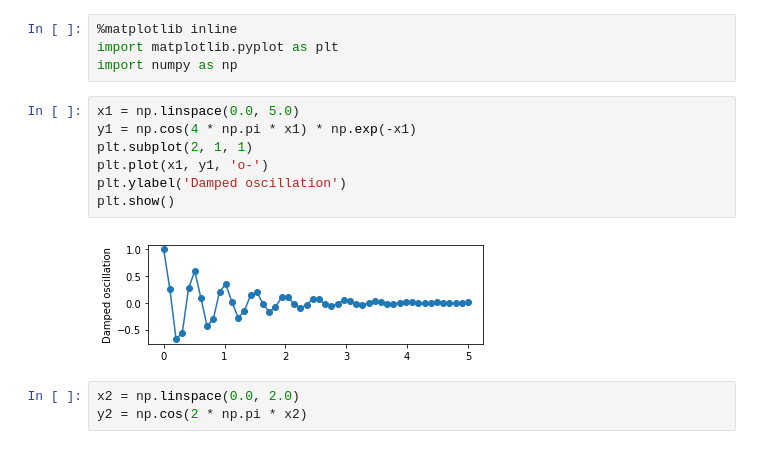
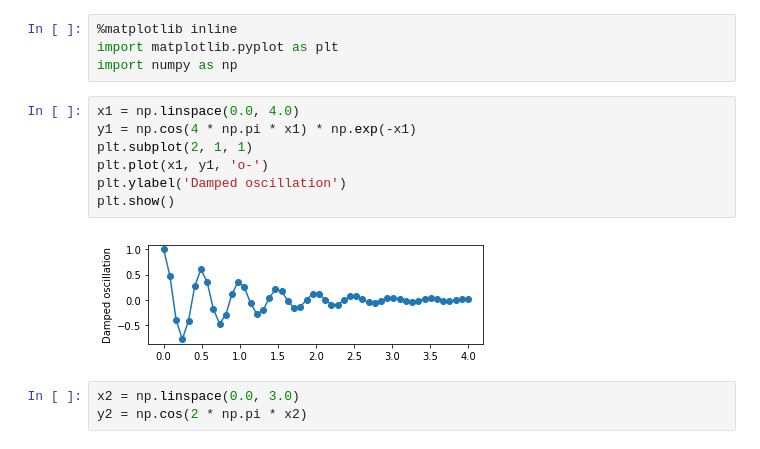
Before and after one commit to Sheeba-Samuel/ProvBook, a Jupyter notebook: notebook_rdf/examples/DampedOscillationsPlot.ipynb, the cells around one changed output. Drawn from its saved outputs; the diff is of its cells as text.

```diff
--- a/notebook_rdf/examples/DampedOscillationsPlot.ipynb
+++ b/notebook_rdf/examples/DampedOscillationsPlot.ipynb
@@ -3,16 +3,16 @@
 import matplotlib.pyplot as plt
 import numpy as np
 # %%
-x1 = np.linspace(0.0, 5.0)
+x1 = np.linspace(0.0, 4.0)
 y1 = np.cos(4 * np.pi * x1) * np.exp(-x1)
 plt.subplot(2, 1, 1)
 plt.plot(x1, y1, 'o-')
 plt.ylabel('Damped oscillation')
 plt.show()
 # %% [output]
-[figure, old version]
+[figure, new version]
 # %%
-x2 = np.linspace(0.0, 2.0)
+x2 = np.linspace(0.0, 3.0)
 y2 = np.cos(2 * np.pi * x2)
 # %%
 plt.subplot(3, 1, 2)
```
Also changed, not shown: parts of 1 cell of this notebook, 6 other files.
